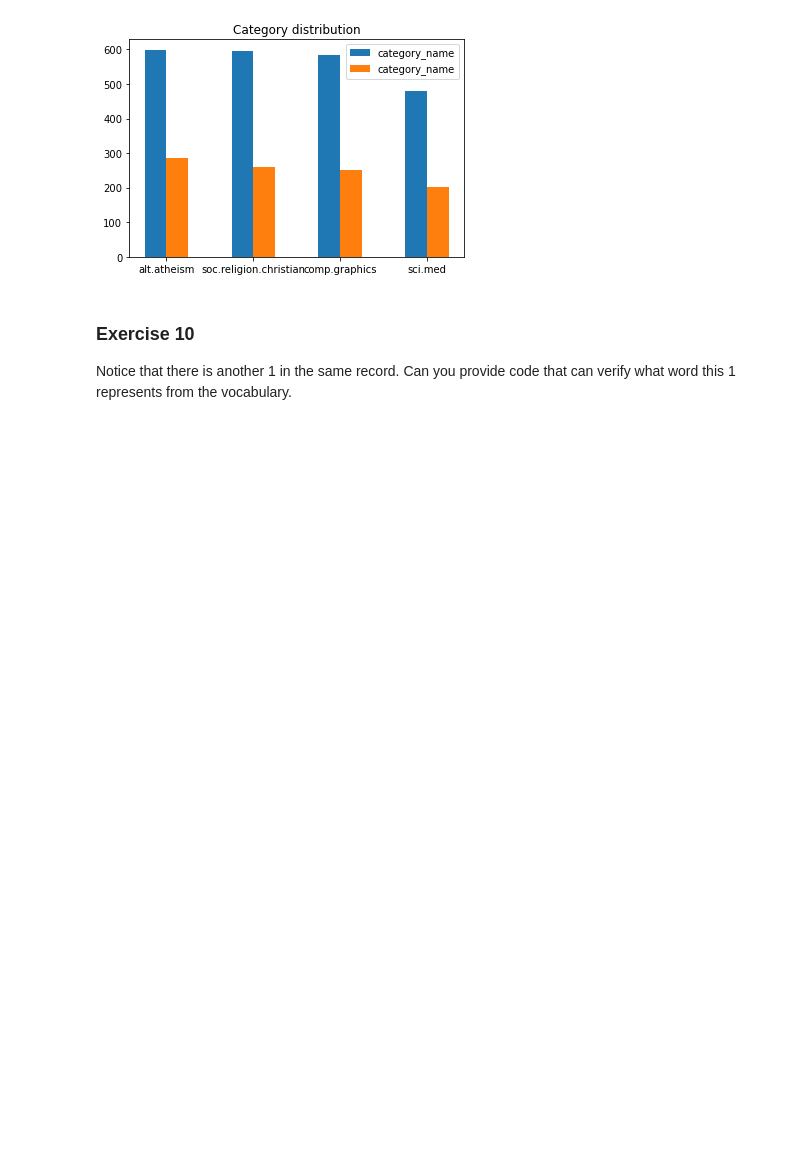
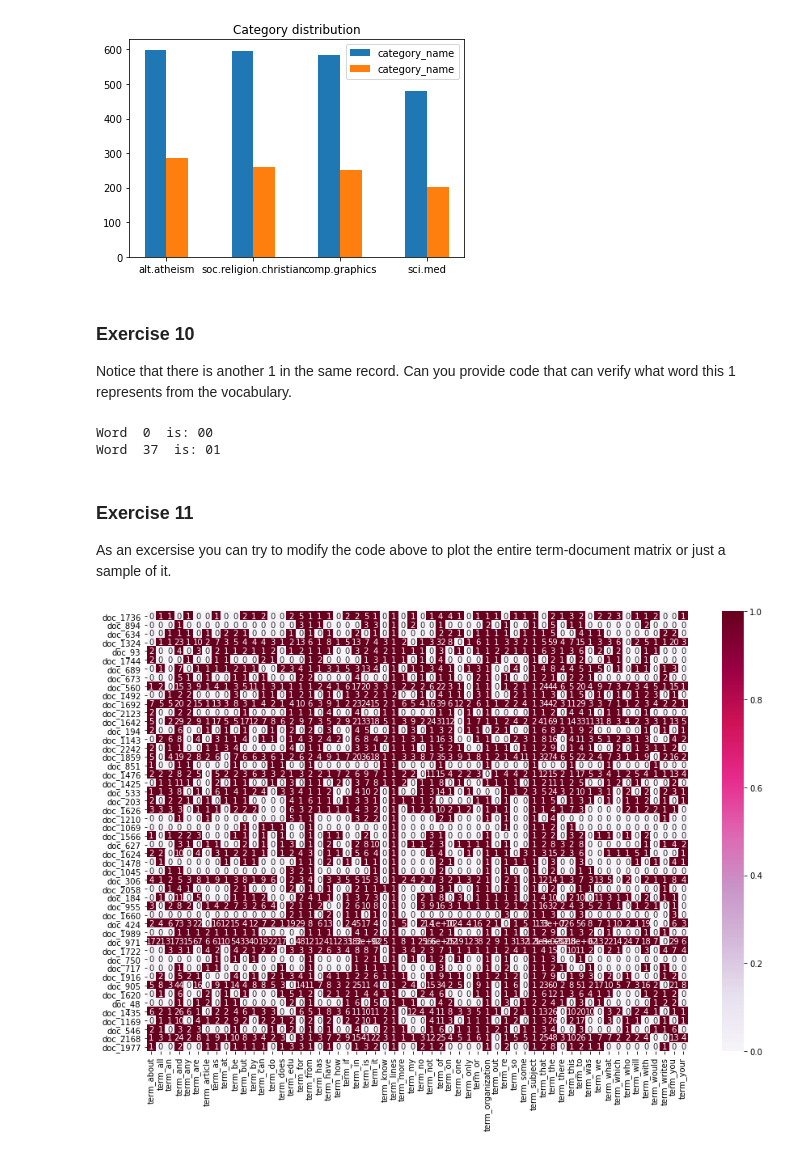
Before and after one commit to JohnnyLin97/DM2021-Lab1-Homework, a Jupyter notebook: DM2021-Lab1-Homework.ipynb, the cells around one changed output. Cells and saved outputs as stored; diff of their text form; code cells hidden in the pictures; blank space fills up the shorter version.

```diff
--- a/DM2021-Lab1-Homework.ipynb
+++ b/DM2021-Lab1-Homework.ipynb
@@ -146,6 +146,6 @@ df_sample[0:10]
 for i in range(0,4):
     counter_before = df.apply(lambda x: True if x[1] == i else False , axis=1)
     counter_after = df_sample.apply(lambda x: True if x[1] == i else False , axis=1)
-    print("category="+str(i)+"(before): "+str(len(counter_before[counter_before == True].index))+\
-          "   |   category="+str(i)+"(after): "+str(len(counter_after[counter_after == True].index)))
+    print("category=",i,"(before): ",len(counter_before[counter_before == True].index),\
+          "   |   category=",i,"(after): ",len(counter_after[counter_after == True].index))
 # %% [output]
@@ -176,3 +176,40 @@ plt.show()
 # %% [markdown]
 ### Exercise 10
 Notice that there is another 1 in the same record. Can you provide code that can verify what word this 1 represents from the vocabulary.
+# %%
+from sklearn.feature_extraction.text import CountVectorizer
+
+count_vect = CountVectorizer()
+df_counts = count_vect.fit_transform(df.text)
+
+# Search which index is 1, then get the corresponding term
+for i in range(0,100):
+    if df_counts[4,i]==1:
+        print("Word ",i," is:",count_vect.get_feature_names()[i])
+# %% [output]
+Word  0  is: 00
+Word  37  is: 01
+# %% [markdown]
+### Exercise 11
+As an excersise you can try to modify the code above to plot the entire term-document matrix or just a sample of it.
+# %%
+import seaborn as sns
+import matplotlib.pyplot as plt
+
+# sample 50 articles and terms, and set min_df
+df_sample = df_sample.sample(50)
+count_vect50 = CountVectorizer(min_df=20)
+df_counts_sample = count_vect50.fit_transform(df_sample.text)
+
+"""same as lab1-master"""
+plot_x = ["term_"+str(i) for i in count_vect50.get_feature_names()]
+plot_y = ["doc_"+ str(i) for i in list(df_sample.index)[0:]]
+plot_z = df_counts_sample[0:, 0:].toarray()
+
+df_todraw = pd.DataFrame(plot_z, columns = plot_x, index = plot_y)
+plt.subplots(figsize=(15, 10))
+ax = sns.heatmap(df_todraw,
+                 cmap="PuRd",
+                 vmin=0, vmax=1, annot=True)
+# %% [output]
+[figure, added]
```
Also changed, not shown: parts of 11 cells of this notebook.
